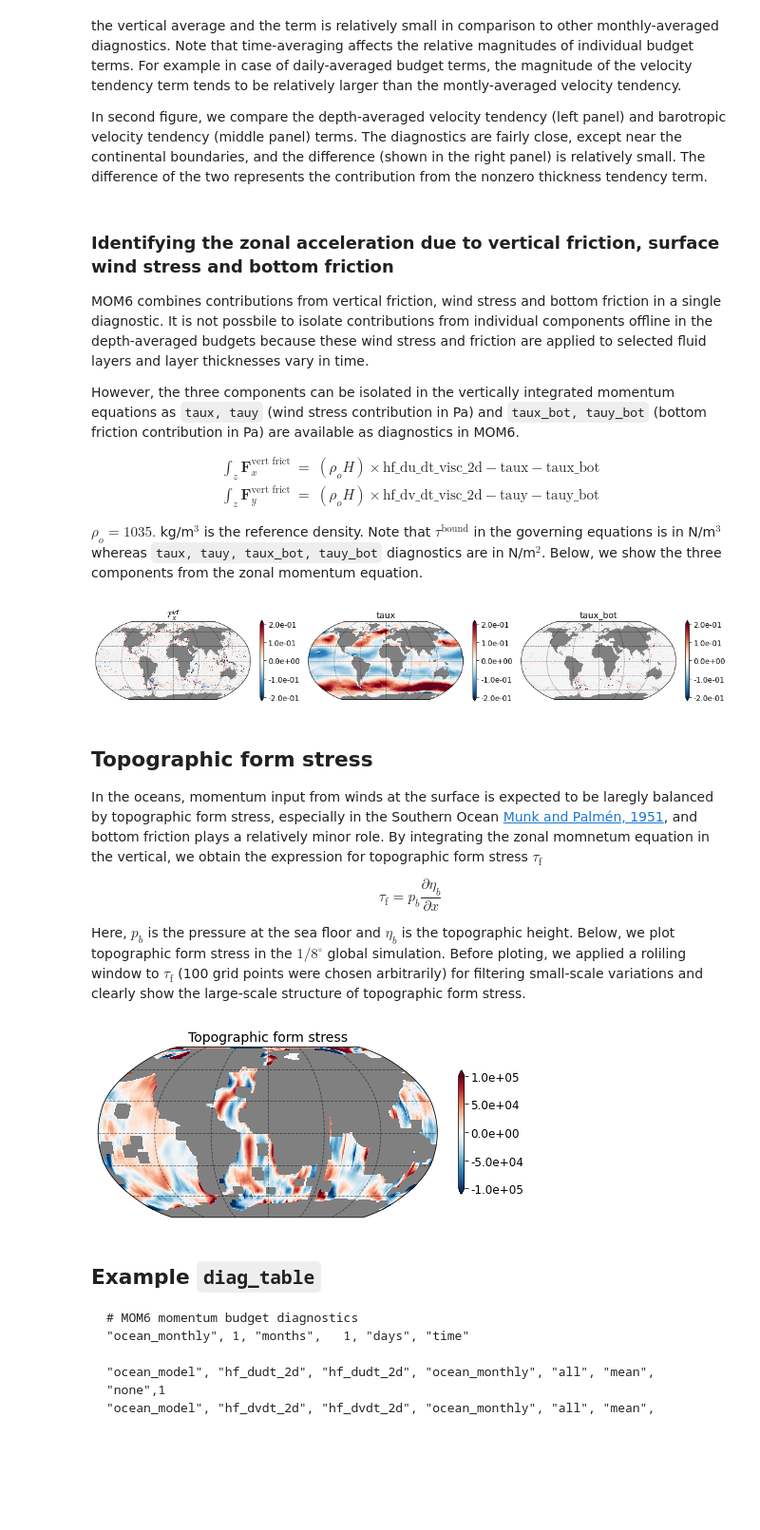
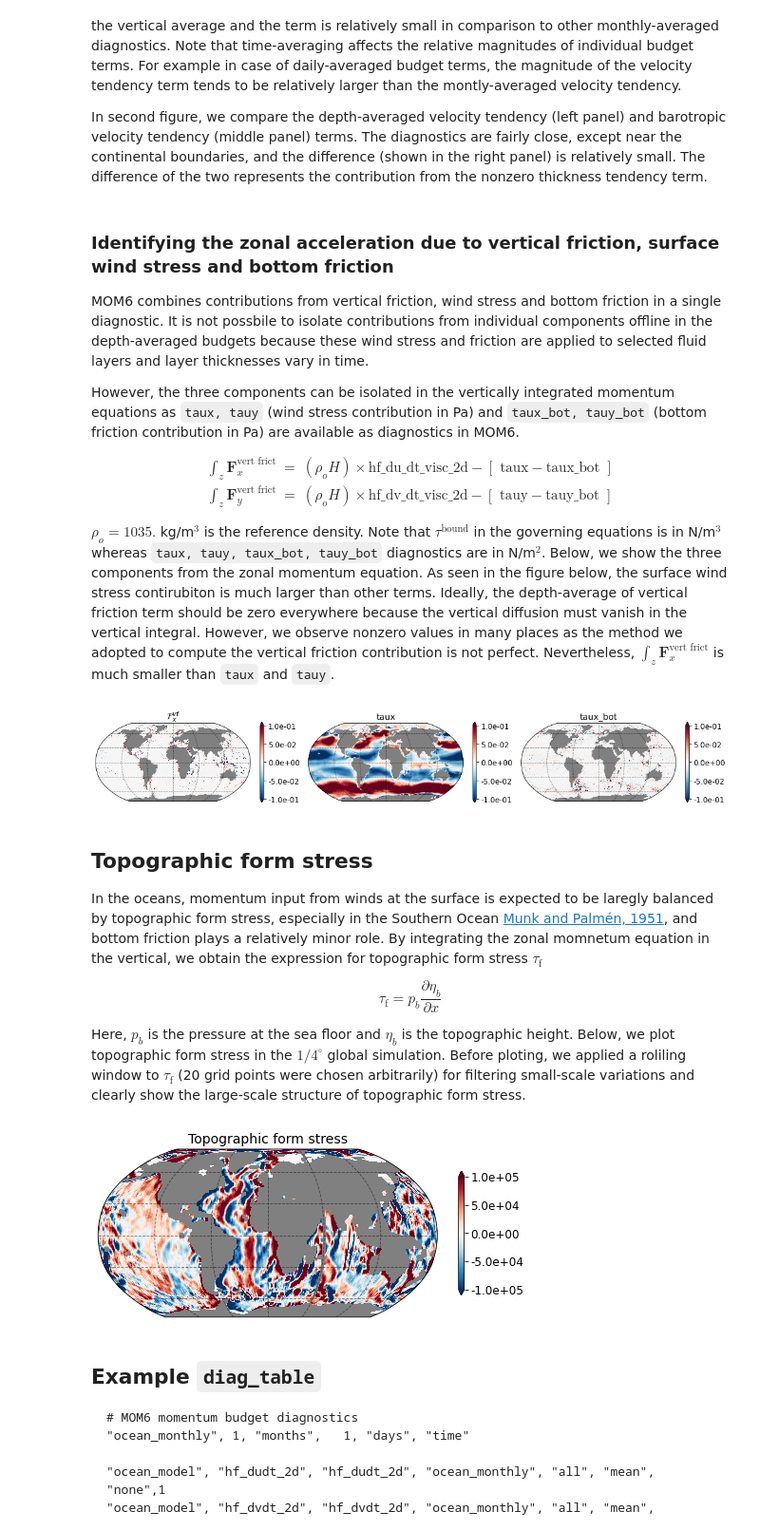
Before and after one commit to MOM6-community/MOM6-AnalysisCookbook, a Jupyter notebook: docs/notebooks/Closing_momentum_budget.ipynb, the cells around one changed output. Shown at 95% size. Drawn from its saved outputs; the diff is of its cells as text; code cells hidden in the pictures; blank space fills up the shorter version.

```diff
--- a/docs/notebooks/Closing_momentum_budget.ipynb
+++ b/docs/notebooks/Closing_momentum_budget.ipynb
@@ -192,0 +172,14 @@ Coordinates:
+# %%
+url = 'https://ndownloader.figshare.com/files/28812642'
+file1 = requests.get(url)
+with open('data.nc', 'wb') as fp:
+    fp.write(file1.content)
+
+ds = xr.open_dataset("data.nc")
+
+ds = ds.assign_coords({'geolon': ds['geolon'], 'geolat': ds['geolat'],
+                      'geolon_u': ds['geolon_u'], 'geolat_u': ds['geolat_u'],
+                      'geolon_v': ds['geolon_v'], 'geolat_v': ds['geolat_v'],
+                      'geolon_c': ds['geolon_c'], 'geolat_c': ds['geolat_c']})
+
+print(ds)
@@ -256,11 +267,11 @@ MOM6 combines contributions from vertical friction, wind stress and bottom frict
 However, the three components can be isolated in the vertically integrated momentum equations as `taux, tauy` (wind stress contribution in Pa) and `taux_bot, tauy_bot` (bottom friction contribution in Pa) are available as diagnostics in MOM6.
 
 \begin{eqnarray}
-\int_z \boldsymbol{F}_x^{{\text{vert frict}}} & = & (\rho_o H) \times \text{hf_du_dt_visc_2d} - \text{taux} - \text{taux_bot} \\
-\int_z \boldsymbol{F}_y^{{\text{vert frict}}} & = & (\rho_o H) \times \text{hf_dv_dt_visc_2d} - \text{tauy} - \text{tauy_bot}
+\int_z \boldsymbol{F}_x^{{\text{vert frict}}} & = & (\rho_o H) \times \text{hf_du_dt_visc_2d} - \left[ \text{ taux} - \text{taux_bot } \right] \\
+\int_z \boldsymbol{F}_y^{{\text{vert frict}}} & = & (\rho_o H) \times \text{hf_dv_dt_visc_2d} - \left[\text{ tauy} - \text{tauy_bot }\right]
 \end{eqnarray}
 
-$\rho_o = 1035.$ kg/m$^3$ is the reference density. Note that $\tau^{\text{bound}}$ in the governing equations is in N/m$^3$ whereas `taux, tauy, taux_bot, tauy_bot` diagnostics are in N/m$^2$. Below, we show the three components from the zonal momentum equation.
+$\rho_o = 1035.$ kg/m$^3$ is the reference density. Note that $\tau^{\text{bound}}$ in the governing equations is in N/m$^3$ whereas `taux, tauy, taux_bot, tauy_bot` diagnostics are in N/m$^2$. Below, we show the three components from the zonal momentum equation. As seen in the figure below, the surface wind stress contirubiton is much larger than other terms. Ideally, the depth-average of vertical friction term should be zero everywhere because the vertical diffusion must vanish in the vertical integral. However, we observe nonzero values in many places as the method we adopted to compute the vertical friction contribution is not perfect. Nevertheless, $\int_z \boldsymbol{F}_x^{{\text{vert frict}}}$ is much smaller than `taux` and `tauy`.
 # %%
 grid = Grid(ds, coords={'X': {'center': 'xh', 'right': 'xq'},
                         'Y': {'center': 'yh', 'right': 'yq'} }, periodic=['X'])
@@ -268,9 +279,9 @@ grid = Grid(ds, coords={'X': {'center': 'xh', 'right': 'xq'},
 # H should be equal to ocean depth + SSH. For the purpose for demonstration, we use ocean depth only.
 H = grid.interp(ds.deptho, 'X',  boundary='fill')
 
-F_vx = H * 1035. * ds['hf_du_dt_visc_2d'] - ds['taux'] - ds['taux_bot']
+F_vx = H * 1035. * ds['hf_du_dt_visc_2d'] - (ds['taux'] - ds['taux_bot'])
 
-max_r = 0.2
+max_r = 0.1
 
 grid = plt.GridSpec(1, 3, wspace=0.1, hspace=0.1)
 fig = plt.figure(figsize=[18,4])
@@ -287,7 +298,7 @@ ax = fig.add_subplot(grid[0, 2], projection=ccrs.Robinson(),facecolor='grey')
 _ = plot_map(ax, ds['taux_bot'], vmin=-max_r, vmax=max_r, vstep=2.e-1*max_r,
                    lon='geolon_u', lat='geolat_u', cmap='RdBu_r', title='taux_bot')
 # %% [output]
-[figure, old version]
+[figure, new version]
 # %% [markdown]
 ## Topographic form stress
 
@@ -297,7 +308,7 @@ In the oceans, momentum input from winds at the surface is expected to be laregl
     \tau_\text{f} = p_b\frac{\partial \eta_b}{\partial x}
 \end{equation}
 
-Here, $p_b$ is the pressure at the sea floor and $\eta_b$ is the topographic height. Below, we plot topographic form stress in the $1/8^{\circ}$ global simulation. Before ploting, we applied a roliling window to $\tau_\text{f}$ (100 grid points were chosen arbitrarily) for filtering small-scale variations and clearly show the large-scale structure of topographic form stress.
+Here, $p_b$ is the pressure at the sea floor and $\eta_b$ is the topographic height. Below, we plot topographic form stress in the $1/4^{\circ}$ global simulation. Before ploting, we applied a roliling window to $\tau_\text{f}$ (20 grid points were chosen arbitrarily) for filtering small-scale variations and clearly show the large-scale structure of topographic form stress.
 # %%
 grid = Grid(ds, coords={'X': {'center': 'xh', 'right': 'xq'},
                         'Y': {'center': 'yh', 'right': 'yq'} }, periodic=['X'])
@@ -306,18 +317,18 @@ topo_x = - grid.diff(ds.deptho * ds.dyt, 'X', boundary='fill') / ds.areacello_cu
 tau_f = topo_x * grid.interp(ds.pbo, 'X',  boundary='fill') # first interpolate pbo on u points
 # %%
 # smooth data to remove small-scale noise
-tau_f_smooth = tau_f.rolling(xq = 100, center=True).mean().rolling(yh = 100, center=True).mean()
+tau_f_smooth = tau_f.rolling(xq = 20, center=True).mean().rolling(yh = 20, center=True).mean()
 
 max_r = 1.e5
 
 grid = plt.GridSpec(1, 1, wspace=0.1, hspace=0.1)
 fig = plt.figure(figsize=[8, 4])
 
 ax = fig.add_subplot(grid[0, 0], projection=ccrs.Robinson(),facecolor='grey')
 _ = plot_map(ax, tau_f_smooth, vmin=-max_r, vmax=max_r, vstep=max_r,
                    lon='geolon_u', lat='geolat_u', cmap='RdBu_r', title='Topographic form stress')
 # %% [output]
-[figure, old version]
+[figure, new version]
 # %% [markdown]
 ## Example `diag_table`
 
```
Also changed, not shown: parts of 7 cells of this notebook, 2 other files.
